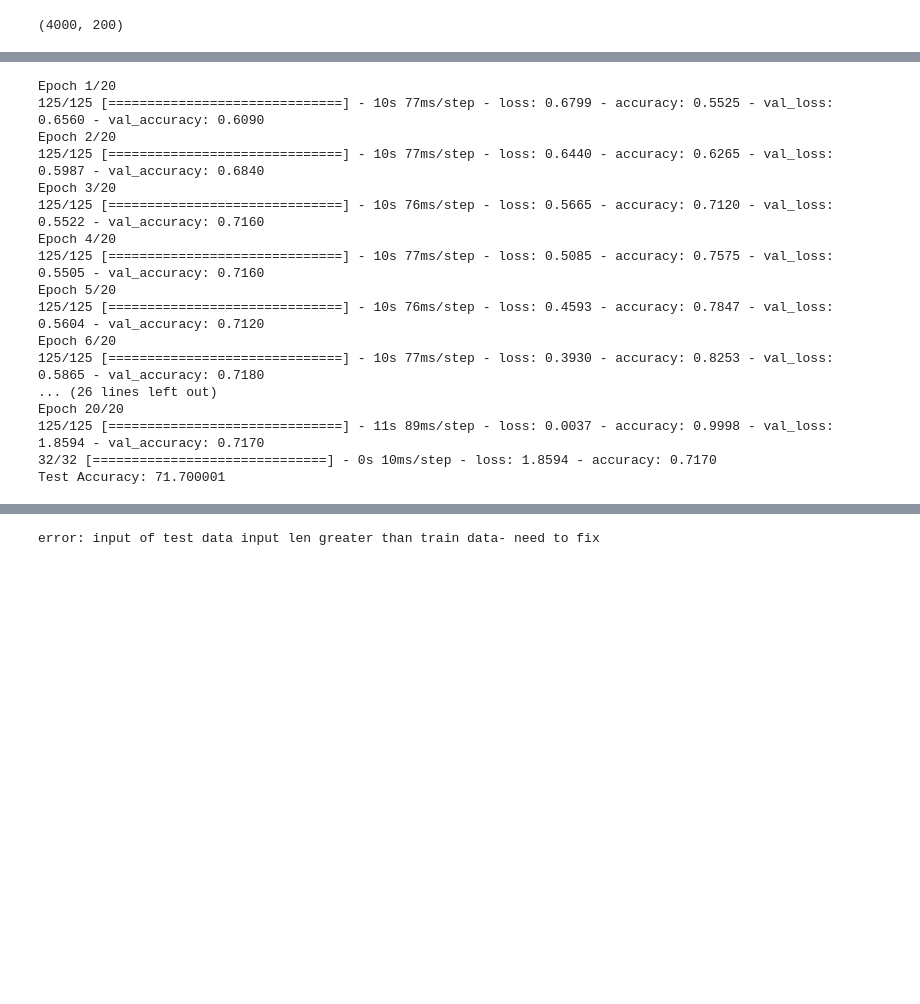
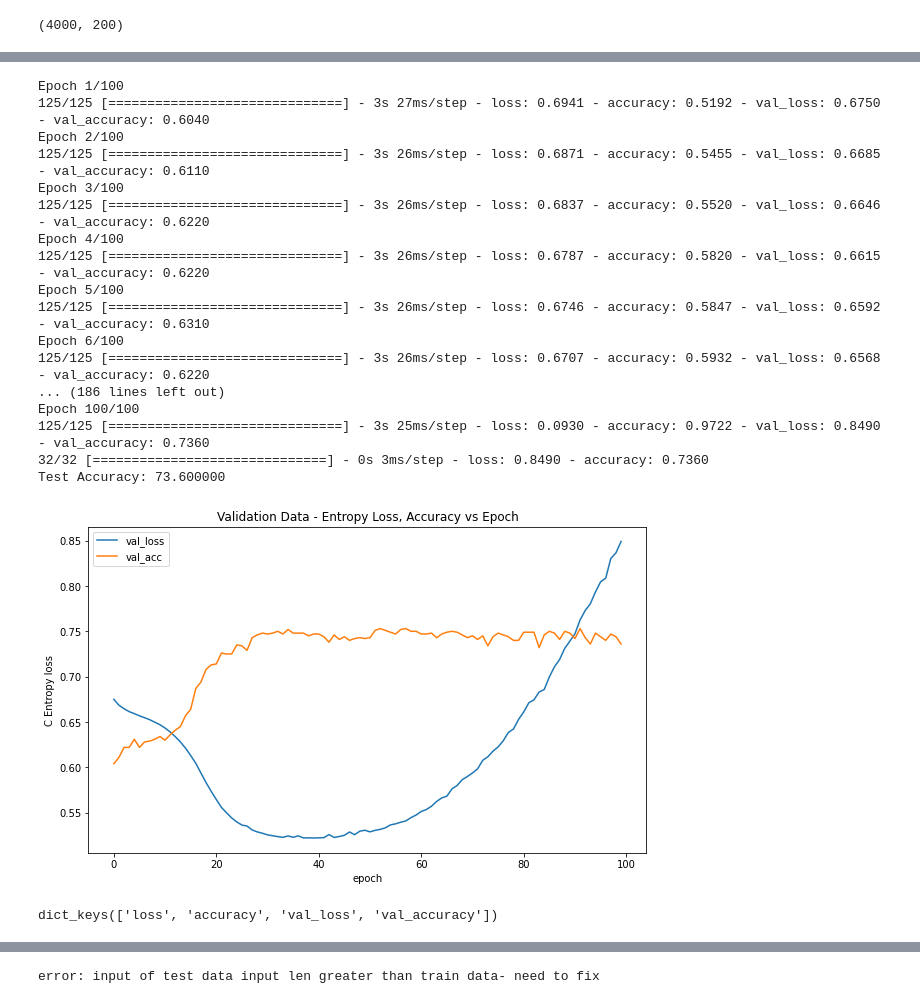
Before and after one commit to steve303/NLP-SentimentClassification, a Jupyter notebook: GloveTokenized_3layer_wDropouts.ipynb, the cells around one changed output, grey strips where cells are left out. Saved outputs shown, nothing was run; the diff lists cells and outputs as text; code cells hidden in the pictures; blank space fills up the shorter version.

Commit message:
final summary and .ipynb models

```diff
--- a/GloveTokenized_3layer_wDropouts.ipynb
+++ b/GloveTokenized_3layer_wDropouts.ipynb
@@ -226,28 +211,47 @@ None
 # %%
 # compile network
 from tensorflow.keras import optimizers
-opt = optimizers.Adam(learning_rate=.0001, beta_1=0.9, beta_2=0.999, amsgrad=False)
+opt = optimizers.Adam(learning_rate=.00001, beta_1=0.9, beta_2=0.999, amsgrad=False)
 model.compile(loss='binary_crossentropy', optimizer= opt, metrics=['accuracy'])
 # fit network
-model.fit(X_train, y_train, batch_size = 32, validation_data = (X_test, y_test), epochs=20, verbose=1)
+history = model.fit(X_train, y_train, batch_size = 32, validation_data = (X_test, y_test), epochs=100, verbose=1)
 # evaluate
 loss, acc = model.evaluate(X_test, y_test, verbose=1)
 print('Test Accuracy: %f' % (acc*100))
 # %% [output]
-Epoch 1/20
-125/125 [==============================] - 10s 77ms/step - loss: 0.6799 - accuracy: 0.5525 - val_loss: 0.6560 - val_accuracy: 0.6090
-Epoch 2/20
-125/125 [==============================] - 10s 77ms/step - loss: 0.6440 - accuracy: 0.6265 - val_loss: 0.5987 - val_accuracy: 0.6840
-Epoch 3/20
-125/125 [==============================] - 10s 76ms/step - loss: 0.5665 - accuracy: 0.7120 - val_loss: 0.5522 - val_accuracy: 0.7160
-Epoch 4/20
-125/125 [==============================] - 10s 77ms/step - loss: 0.5085 - accuracy: 0.7575 - val_loss: 0.5505 - val_accuracy: 0.7160
-Epoch 5/20
-125/125 [==============================] - 10s 76ms/step - loss: 0.4593 - accuracy: 0.7847 - val_loss: 0.5604 - val_accuracy: 0.7120
-Epoch 6/20
-125/125 [==============================] - 10s 77ms/step - loss: 0.3930 - accuracy: 0.8253 - val_loss: 0.5865 - val_accuracy: 0.7180
-... (26 lines left out)
-Epoch 20/20
-125/125 [==============================] - 11s 89ms/step - loss: 0.0037 - accuracy: 0.9998 - val_loss: 1.8594 - val_accuracy: 0.7170
-32/32 [==============================] - 0s 10ms/step - loss: 1.8594 - accuracy: 0.7170
-Test Accuracy: 71.700001
+Epoch 1/100
+125/125 [==============================] - 3s 27ms/step - loss: 0.6941 - accuracy: 0.5192 - val_loss: 0.6750 - val_accuracy: 0.6040
+Epoch 2/100
+125/125 [==============================] - 3s 26ms/step - loss: 0.6871 - accuracy: 0.5455 - val_loss: 0.6685 - val_accuracy: 0.6110
+Epoch 3/100
+125/125 [==============================] - 3s 26ms/step - loss: 0.6837 - accuracy: 0.5520 - val_loss: 0.6646 - val_accuracy: 0.6220
+Epoch 4/100
+125/125 [==============================] - 3s 26ms/step - loss: 0.6787 - accuracy: 0.5820 - val_loss: 0.6615 - val_accuracy: 0.6220
+Epoch 5/100
+125/125 [==============================] - 3s 26ms/step - loss: 0.6746 - accuracy: 0.5847 - val_loss: 0.6592 - val_accuracy: 0.6310
+Epoch 6/100
+125/125 [==============================] - 3s 26ms/step - loss: 0.6707 - accuracy: 0.5932 - val_loss: 0.6568 - val_accuracy: 0.6220
+... (186 lines left out)
+Epoch 100/100
+125/125 [==============================] - 3s 25ms/step - loss: 0.0930 - accuracy: 0.9722 - val_loss: 0.8490 - val_accuracy: 0.7360
+32/32 [==============================] - 0s 3ms/step - loss: 0.8490 - accuracy: 0.7360
+Test Accuracy: 73.600000
+# %%
+import matplotlib.pyplot as plt
+
+plt.figure(figsize=(10,6))
+plt.xlabel('epoch')
+plt.ylabel('C Entropy loss')
+plt.title('Validation Data - Entropy Loss, Accuracy vs Epoch')
+
+plt.plot(history.history['val_loss'], label='val_loss')
+plt.plot(history.history['val_accuracy'], label='val_acc')
+plt.legend(loc='upper left')
+
+plt.savefig('./validationDataGlove.png')
+# %% [output]
+[figure, added]
+# %%
+history.history.keys()
+# %% [output]
+dict_keys(['loss', 'accuracy', 'val_loss', 'val_accuracy'])
```
Also changed, not shown: parts of 19 cells of this notebook, 4 other files.
